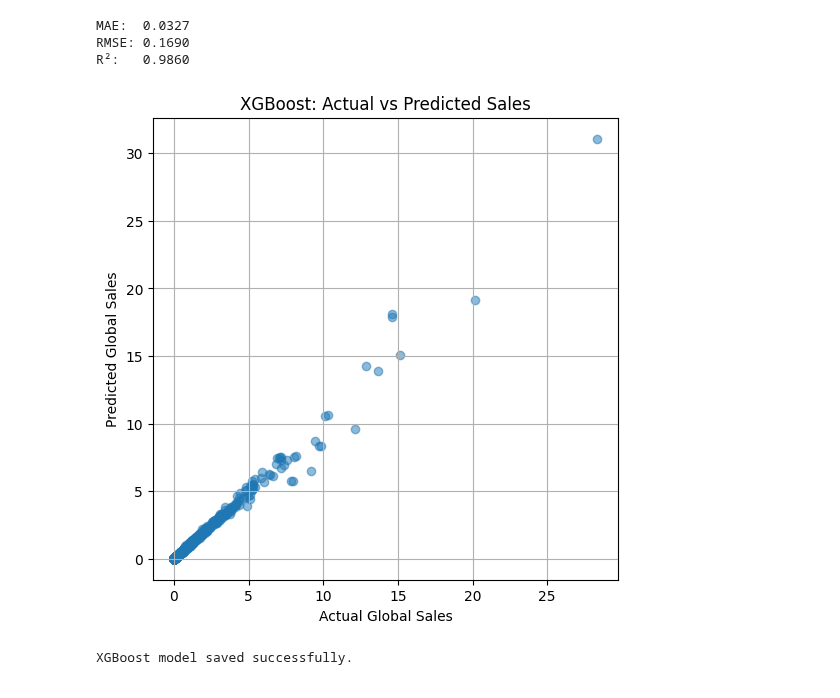
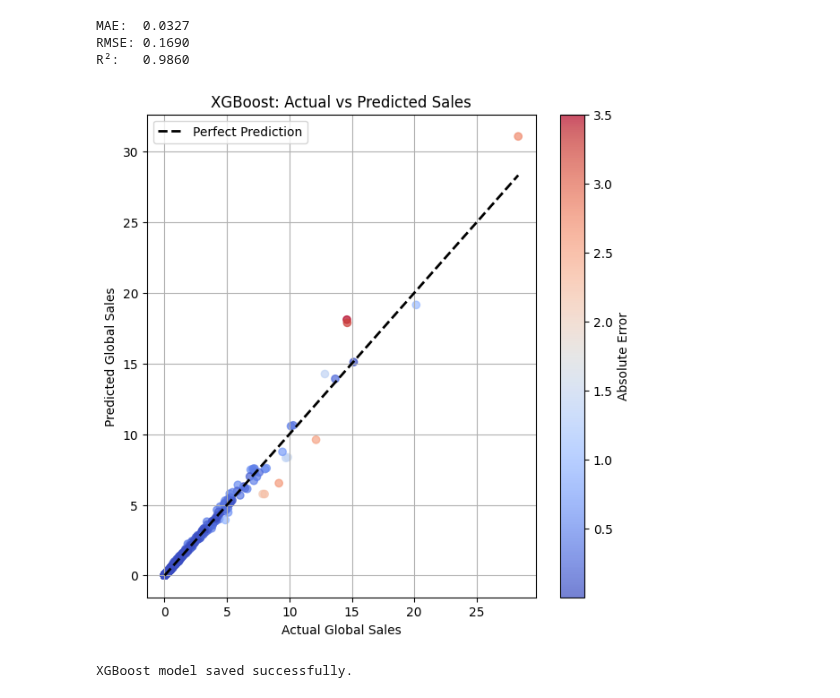
Before and after one commit to Aashi8810/ML_01_video_game_prediction, a Jupyter notebook: video_game_analysis/notebooks/FC110557_Siyas/train+eval_xgboost.ipynb, the cells around one changed output. Saved outputs shown, nothing was run; the diff lists cells and outputs as text; code cells hidden in the pictures.

```diff
--- a/video_game_analysis/notebooks/FC110557_Siyas/train+eval_xgboost.ipynb
+++ b/video_game_analysis/notebooks/FC110557_Siyas/train+eval_xgboost.ipynb
@@ -51,19 +51,32 @@ print(f"R²:   {r2:.4f}")
 MAE:  0.0327
 RMSE: 0.1690
 R²:   0.9860
-# %%
-#Visualize predictions
-import matplotlib.pyplot as plt
-
-plt.figure(figsize=(6, 6))
-plt.scatter(y_test, y_pred, alpha=0.5)
-plt.xlabel("Actual Global Sales")
-plt.ylabel("Predicted Global Sales")
-plt.title("XGBoost: Actual vs Predicted Sales")
-plt.grid(True)
-plt.show()
-# %% [output]
-[figure, removed]
+# %%
+#Visualize Predictions
+import matplotlib.pyplot as plt
+import numpy as np
+
+# Calculate absolute error
+errors = np.abs(y_test - y_pred)
+
+plt.figure(figsize=(7, 7))
+
+# Used colormap and line just to see how close they are with true line
+# Use colormap to color points based on how far they are from the true line
+scatter = plt.scatter(y_test, y_pred, c=errors, cmap='coolwarm', alpha=0.7)
+
+# Plot the perfect prediction line (y = x)
+plt.plot([y_test.min(), y_test.max()], [y_test.min(), y_test.max()], 'k--', lw=2, label='Perfect Prediction')
+
+plt.xlabel("Actual Global Sales")
+plt.ylabel("Predicted Global Sales")
+plt.title("XGBoost: Actual vs Predicted Sales")
+plt.colorbar(scatter, label='Absolute Error')
+plt.legend()
+plt.grid(True)
+plt.show()
+# %% [output]
+[figure, added]
 # %%
 #Save the trained model
 
```
Also changed, not shown: parts of 2 cells of this notebook, 1 other file.
